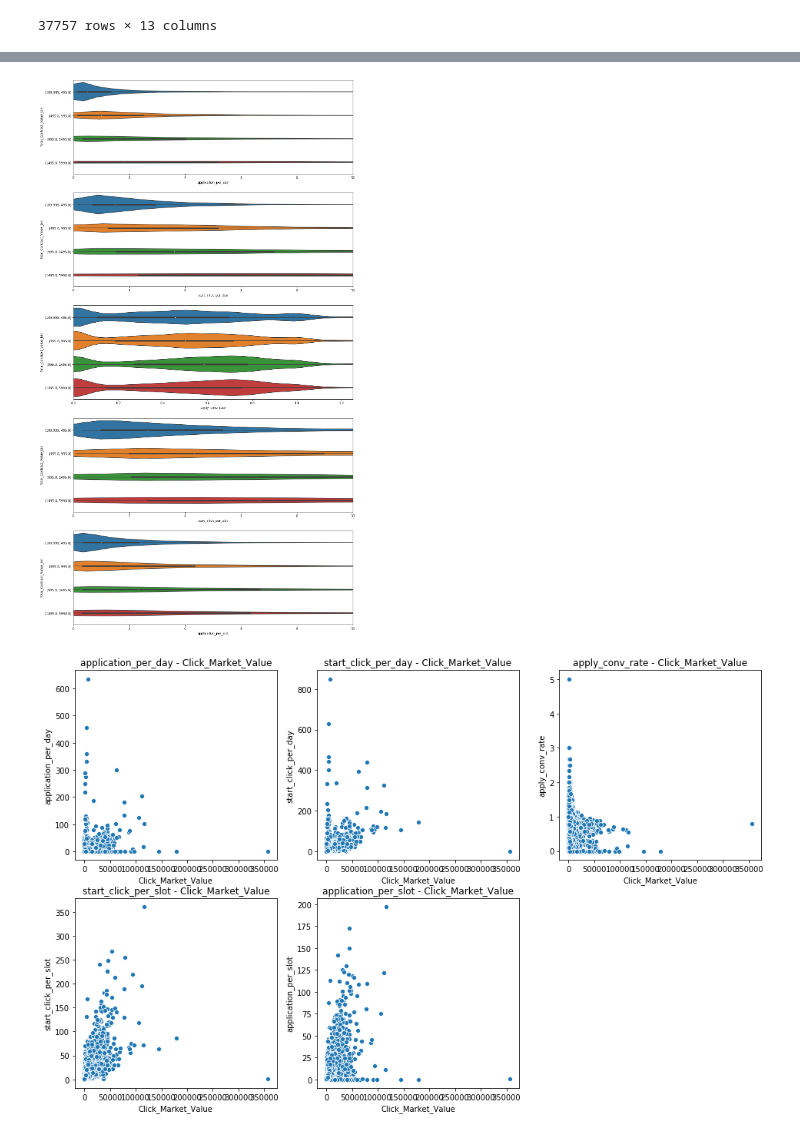
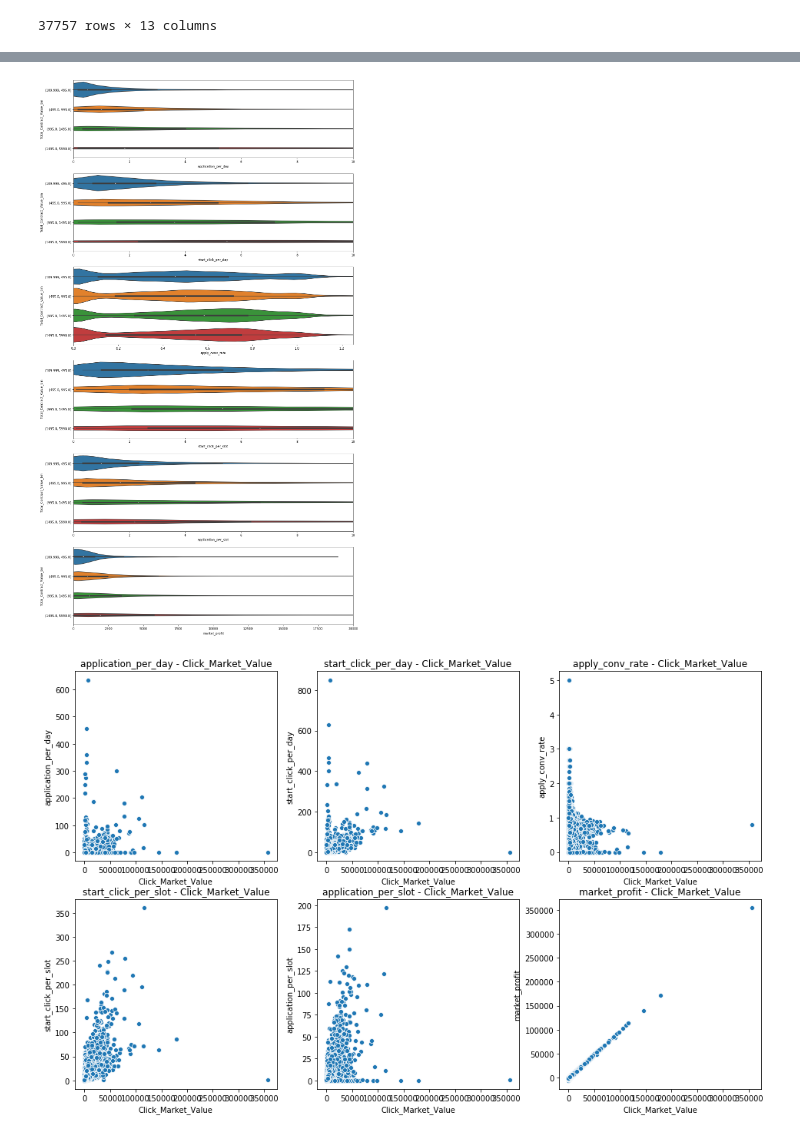
Before and after one commit to telenovelachuan/job_slot_retention, a Jupyter notebook: metric_design.ipynb, the cells around one changed output, grey strips where cells are left out. Saved outputs shown, nothing was run; the diff lists cells and outputs as text; code cells hidden in the pictures.

Commit message:
update metric design figures

```diff
--- a/metric_design.ipynb
+++ b/metric_design.ipynb
@@ -62,6 +62,7 @@ df_metrics['start_click_per_day'] = df['Apply_Start_Clicks'] / df['day_diff']
 df_metrics['apply_conv_rate'] = df['Applications'] / df['Apply_Start_Clicks']
 df_metrics['start_click_per_slot'] = df['Apply_Start_Clicks'] / df['Job_Slots']
 df_metrics['application_per_slot'] = df['Applications'] / df['Job_Slots']
+df_metrics['market_profit'] = df['Click_Market_Value'] - df['Total_Contract_Value']
 df_metrics
 # %% [output]
 |  | Employer_ID | City_ID | Contract_ID | StartDate | EndDate | Renewal_Flag | Job_Slots | Total_Contract_Value | ... |
@@ -80,10 +81,10 @@ df_metrics
 # %%
-metrics = ['application_per_day', 'start_click_per_day', 'apply_conv_rate', 'start_click_per_slot', 'application_per_slot']
+metrics = ['application_per_day', 'start_click_per_day', 'apply_conv_rate', 'start_click_per_slot', 'application_per_slot', 'market_profit']
 def scatter_plot_metrics(var):
     fig, axs = plt.subplots(2, 3, figsize=(16, 10))
     for idx, metric in enumerate(metrics):
         ax = plt.subplot(2, 3, idx + 1)
         sns.scatterplot(x=df_metrics[var], y=df_metrics[metric]).set_title("{} - {}".format(metric, var))
-    axs[-1][-1].axis('off')
+    #axs[-1][-1].axis('off')
 scatter_plot_metrics('Job_Slots')
 # %% [output]
@@ -98,6 +99,8 @@ for idx, metric in enumerate(metrics):
     plt.ylim(0, 50)
     if metric == 'apply_conv_rate':
         plt.ylim(0, 2)
+    elif metric == 'market_profit':
+        plt.ylim(0, 20000)
     ax.set_xlabel('Job_Slots')
     ax.xaxis.set_label_coords(1.05, -0.025)
 # %% [output]
@@ -127,18 +146,20 @@ df_violin
 # %%
 df_metrics['Total_Contract_Value_bin'] = pd.qcut(df_metrics['Total_Contract_Value'], q=4)
 fig, axs = plt.subplots(metrics_count, 1, figsize=(16, 32))
 for idx, metric in enumerate(metrics):
     ax = plt.subplot(metrics_count, 1, idx + 1)
     sns.violinplot(y='Total_Contract_Value_bin', x=metric, data=df_metrics.replace([np.inf, -np.inf], np.nan).dropna())
     plt.xlim(0, 10)
     if metric == 'apply_conv_rate':
         plt.xlim(0, 1.25)
+    elif metric == 'market_profit':
+        plt.xlim(0, 20000)
 # %% [output]
-[figure, old version]
+[figure, new version]
 # %%
 scatter_plot_metrics('Click_Market_Value')
 # %% [output]
-[figure, old version]
+[figure, new version]
 # %%
 df_metrics['Click_Market_Value_bin'] = pd.qcut(df_metrics['Click_Market_Value'], q=4)
 fig, axs = plt.subplots(metrics_count, 1, figsize=(16, 32))
```
Also changed, not shown: parts of 7 cells of this notebook, 7 other files.
